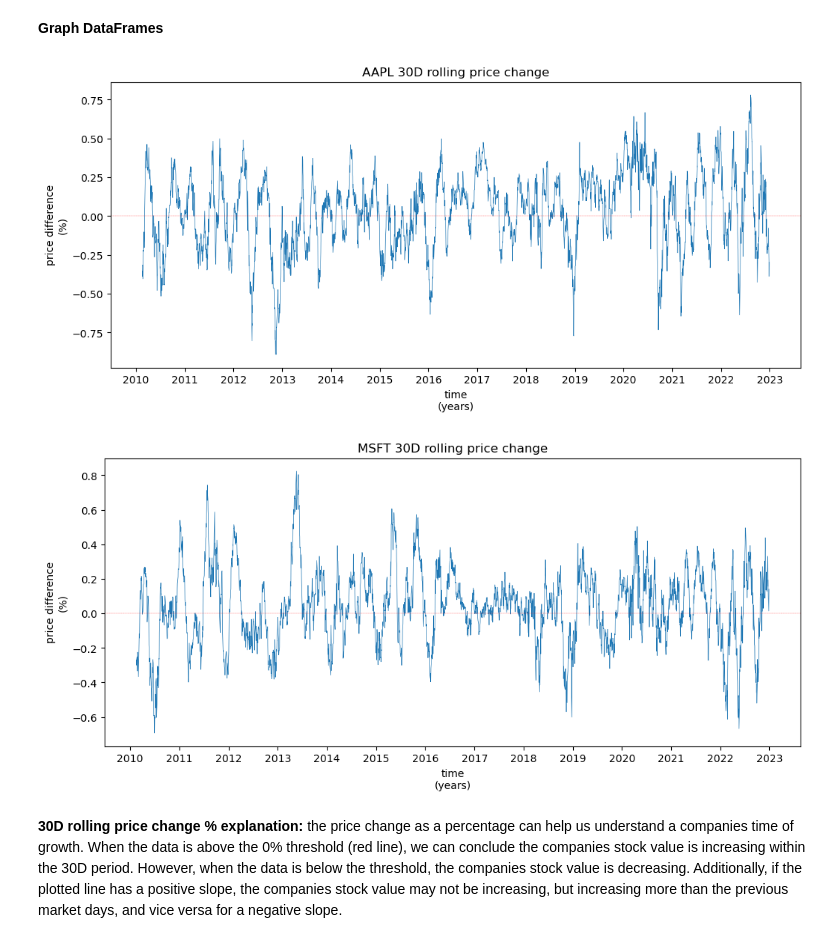
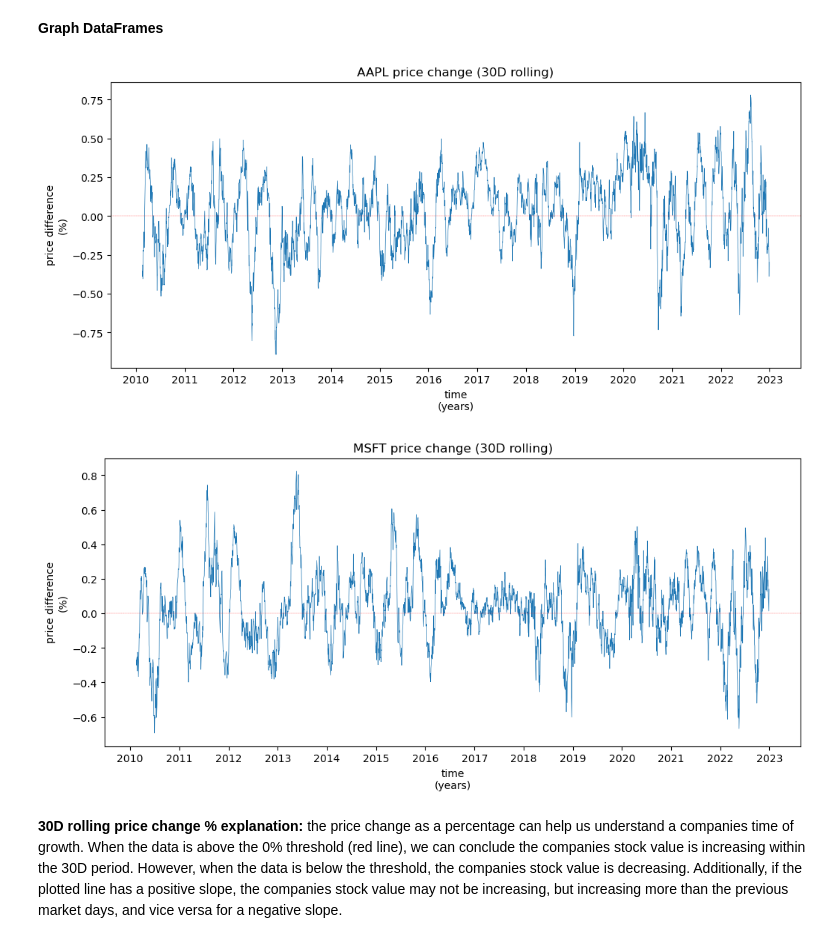
Before and after one commit to ubco-W2022T2-data301/project-group-group11, a Jupyter notebook: analysis/analysis2.ipynb, the cells around one changed output. Saved outputs shown, nothing was run; the diff lists cells and outputs as text; code cells hidden in the pictures.

Commit message:
added graph comparisons and notes

```diff
--- a/analysis/analysis2.ipynb
+++ b/analysis/analysis2.ipynb
@@ -264,35 +309,35 @@ mid
 **Graph DataFrames**
 # %%
 plt.figure(figsize=(12,5))
-plt.plot(mid['Date'], df1['30D %chg']*100, linewidth = 0.5)
-plt.title('AAPL 30D rolling price change')
+plt.plot(mid['Date'], mid['30D %chg_x']*100, linewidth = 0.5)
+plt.title('AAPL price change (30D rolling)')
 plt.xlabel('time\n(years)')
 plt.ylabel('price difference\n(%)')
 plt.axhline(y=0, color='r', linestyle='--', linewidth = 0.2)
 
 years = YearLocator()
 formatter = DateFormatter('%Y')
 plt.gca().xaxis.set_major_locator(years)
 plt.gca().xaxis.set_major_formatter(formatter)
 
 plt.show()
 
 plt.figure(figsize=(12,5))
-plt.plot(mid['Date'], df2['30D %chg']*100, linewidth = 0.5)
-plt.title('MSFT 30D rolling price change')
+plt.plot(mid['Date'], mid['30D %chg_y']*100, linewidth = 0.5)
+plt.title('MSFT price change (30D rolling)')
 plt.xlabel('time\n(years)')
 plt.ylabel('price difference\n(%)')
 plt.axhline(y=0, color='r', linestyle='--', linewidth = 0.2)
 
 years = YearLocator()
 formatter = DateFormatter('%Y')
 plt.gca().xaxis.set_major_locator(years)
 plt.gca().xaxis.set_major_formatter(formatter)
 
 plt.show()
 # %% [output]
 [figure]
-[figure, old version]
+[figure, new version]
 # %% [markdown]
 **30D rolling price change % explanation:**
 the price change as a percentage can help us understand a companies time of growth. When the data is above the 0% threshold (red line), we can conclude the companies stock value is increasing within the 30D period. However, when the data is below the threshold, the companies stock value is decreasing. Additionally, if the plotted line has a positive slope, the companies stock value may not be increasing, but increasing more than the previous market days, and vice versa for a negative slope.
```
Also changed, not shown: parts of 10 cells of this notebook.
